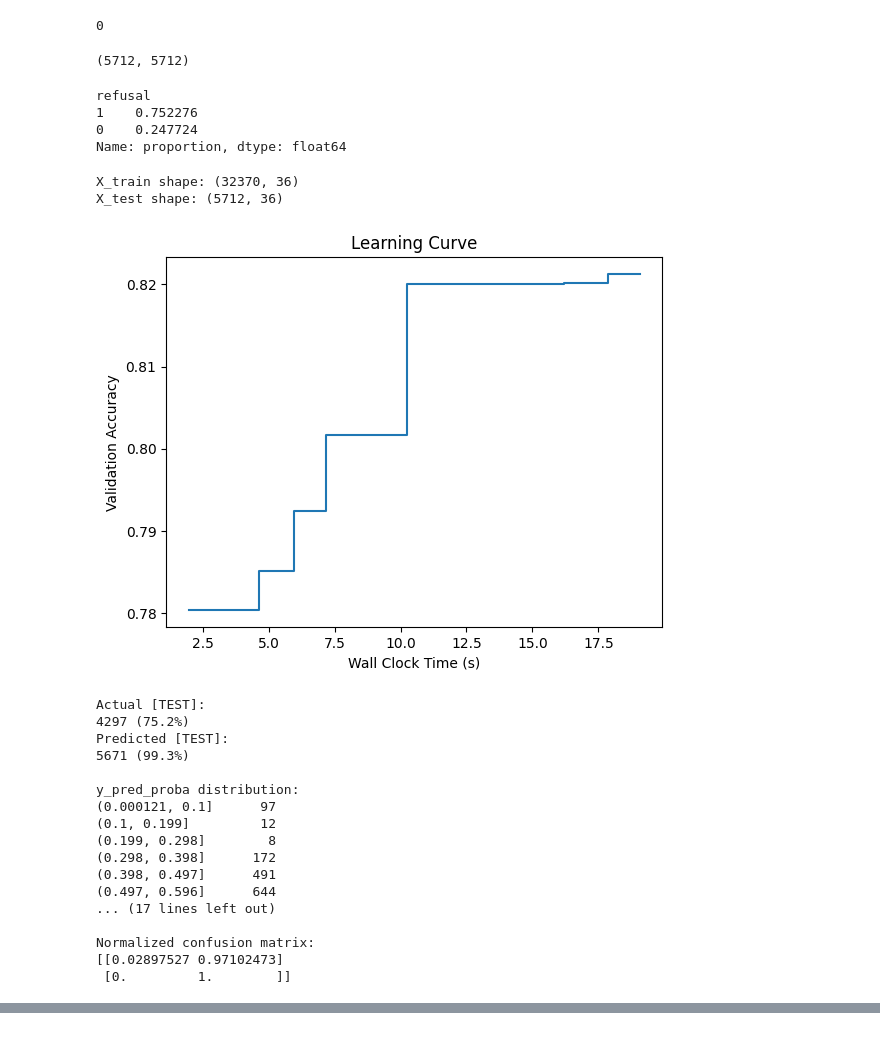
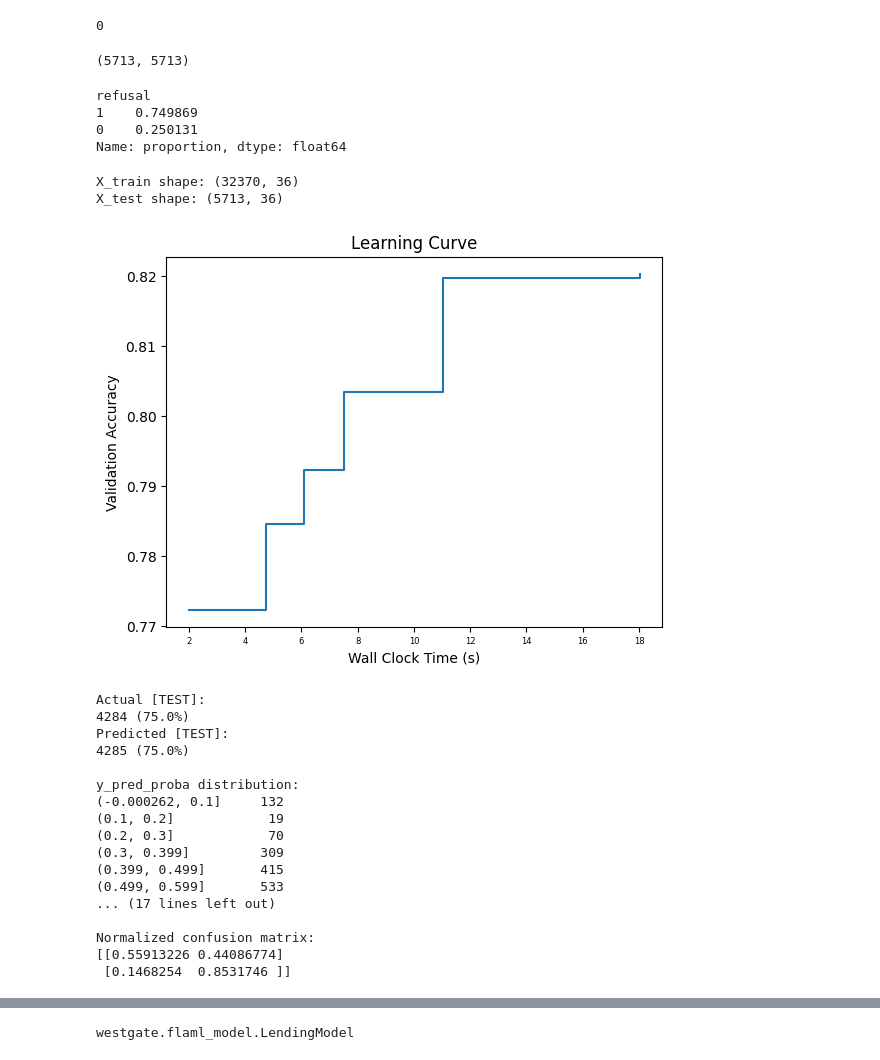
Before and after one commit to klahrich/westgate, a Jupyter notebook: refusal_model/refusal.ipynb, the cells around one changed output, grey strips where cells are left out. Saved outputs shown, nothing was run; the diff lists cells and outputs as text; code cells hidden in the pictures.

```diff
--- a/refusal_model/refusal.ipynb
+++ b/refusal_model/refusal.ipynb
@@ -99,4 +99,4 @@ len(X_train)
 # %% [output]
 True
 # %%
-X_train, y_train, X_test, y_test = refusal_model.feature_engineer(X_train, y_train, X_test, y_test)
+X_train, X_test = refusal_model.feature_engineer(X_train, X_test)
@@ -103,3 +116,7 @@ X_train, y_train, X_test, y_test = refusal_model.feature_engineer(X_train, y_tra
+# %%
+filter = ~X_train['age'].isna()
+X_train = X_train.loc[filter]
+y_train = y_train.loc[filter]
 # %%
 len(X_train), len(y_train)
 # %% [output]
@@ -133,34 +150,36 @@ r = X_train, y_train, X_test, y_test, extra
 # %%
 len(X_test), len(y_test)
 # %% [output]
-(5712, 5712)
+(5713, 5713)
 # %%
 y_test.value_counts(normalize=True)
 # %% [output]
 refusal
-1    0.752276
-0    0.247724
+1    0.749869
+0    0.250131
 Name: proportion, dtype: float64
 # %%
-y_pred_proba, y_pred, extra = refusal_model.fit(*r, time_budget=20, percentile=0.75)
+y_pred_proba, y_pred, extra = refusal_model.fit(*r,
+                                                time_budget=20,
+                                                percentile=0.25)
 # %% [output]
 X_train shape: (32370, 36)
-X_test shape: (5712, 36)
+X_test shape: (5713, 36)
-[figure, old version]
+[figure, new version]
 Actual [TEST]:
-4297 (75.2%)
+4284 (75.0%)
 Predicted [TEST]:
-5671 (99.3%)
+4285 (75.0%)
 
 y_pred_proba distribution:
-(0.000121, 0.1]      97
-(0.1, 0.199]         12
-(0.199, 0.298]        8
-(0.298, 0.398]      172
-(0.398, 0.497]      491
-(0.497, 0.596]      644
+(-0.000262, 0.1]     132
+(0.1, 0.2]            19
+(0.2, 0.3]            70
+(0.3, 0.399]         309
+(0.399, 0.499]       415
+(0.499, 0.599]       533
 ... (17 lines left out)
 
 Normalized confusion matrix:
-[[0.02897527 0.97102473]
- [0.         1.        ]]
+[[0.55913226 0.44086774]
+ [0.1468254  0.8531746 ]]
@@ -166,0 +187,4 @@ Normalized confusion matrix:
+# %%
+type(refusal_model)
+# %% [output]
+westgate.flaml_model.LendingModel
```
Also changed, not shown: parts of 28 cells of this notebook, 28 other files.
